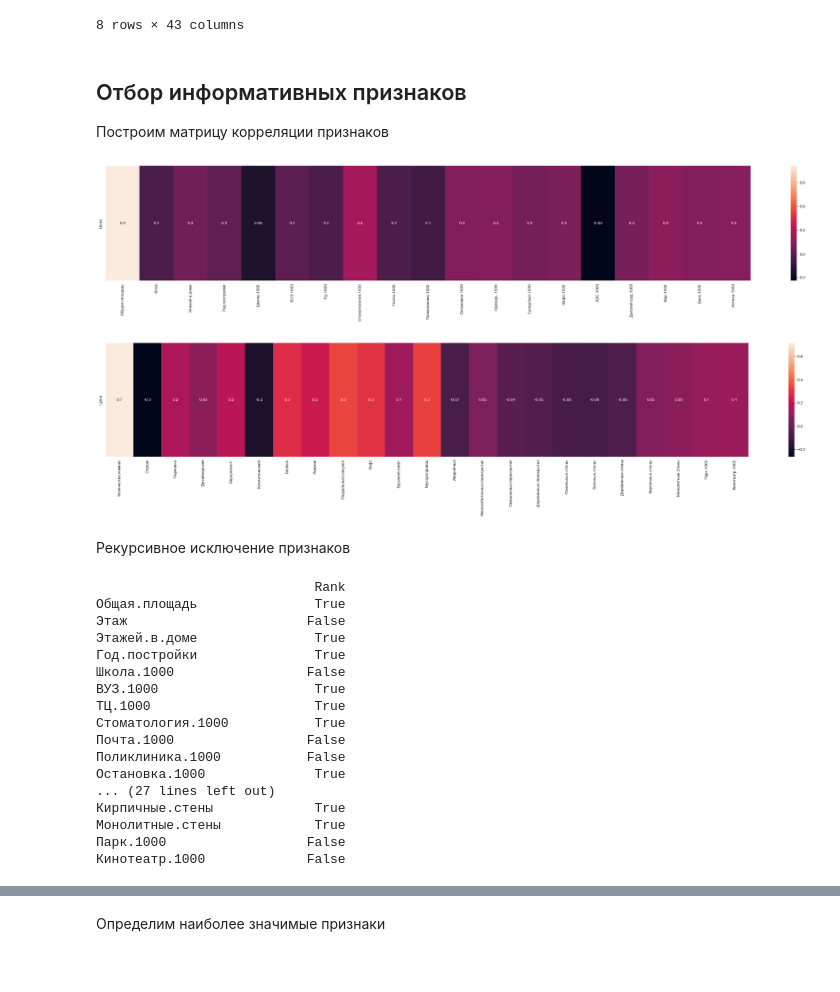
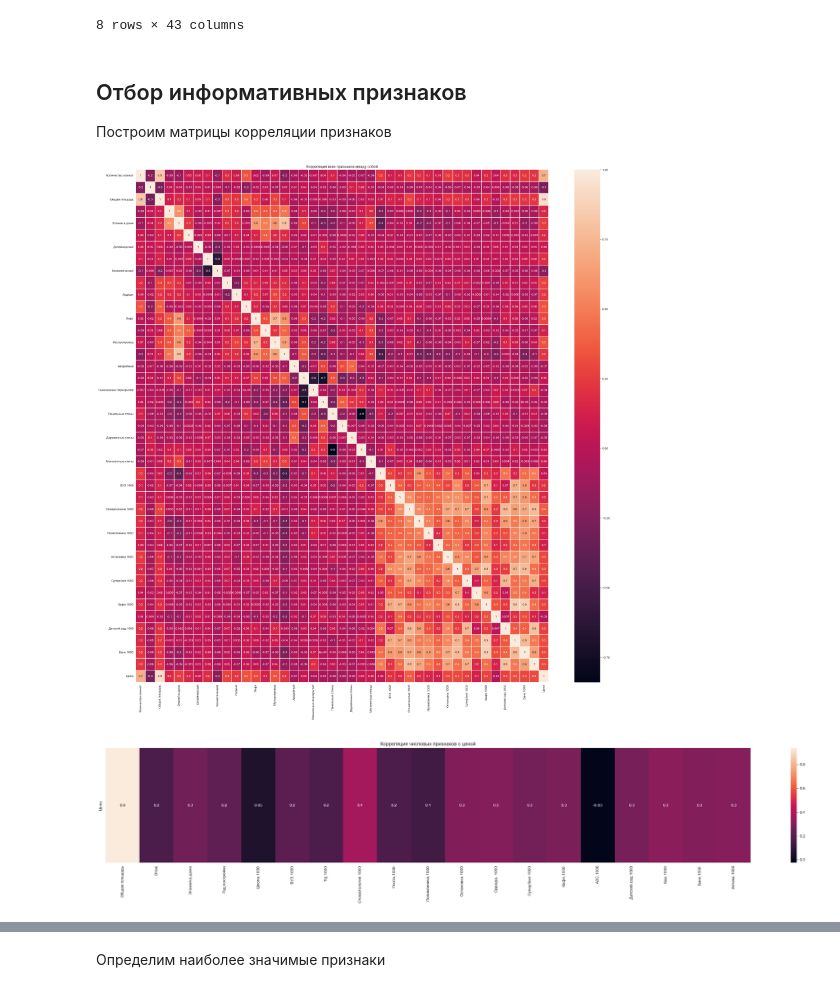
Before and after one commit to fongradnastya/data_analysis3, a Jupyter notebook: notebooks/work3.ipynb, the cells around one changed output, grey strips where cells are left out. Cells and saved outputs as stored; diff of their text form; code cells hidden in the pictures.

```diff
--- a/notebooks/work3.ipynb
+++ b/notebooks/work3.ipynb
@@ -103,30 +103,27 @@ train_data.describe()
 8 rows × 43 columns
 # %% [markdown]
 ## Отбор информативных признаков
-Построим матрицу корреляции признаков
+Построим матрицы корреляции признаков
+# %%
+sb.heatmap(
+    train_data.corr(),
+    annot=True,
+    linewidths=0.2,
+    fmt='.1g',
+)
+fig = plt.gcf()
+fig.set_size_inches(30, 30)
+plt.title("Корреляция всех признаков между собой")
+plt.show()
+# %% [output]
+[figure, added]
 # %%
-corr_price_df = train_data.corr()[['Цена']].transpose()[numeric]
-sb.heatmap(
+def show_correlation(names):
+    corr_price_df = train_data.corr()[['Цена']].transpose()[names]
+    sb.heatmap(
     corr_price_df,
     annot=True,
     fmt='.1g',
-)
-fig = plt.gcf()
-fig.set_size_inches(35, 5)
-plt.show()
+    )
+    fig = plt.gcf()
+    fig.set_size_inches(35, 5)
-# %% [output]
-[figure, removed]
-# %%
-corr_price_df = train_data.corr()[['Цена']].transpose()[categorical]
-sb.heatmap(
-    corr_price_df,
-    annot=True,
-    fmt='.1g',
-)
-fig = plt.gcf()
-fig.set_size_inches(35, 5)
-plt.show()
-# %% [output]
-[figure, removed]
-# %% [markdown]
-Рекурсивное исключение признаков
@@ -142,20 +130,6 @@ rfect_df_bol = pd.DataFrame(
-# %%
-print(rfect_df_bol)
-# %% [output]
-                            Rank
-Общая.площадь               True
-Этаж                       False
-Этажей.в.доме               True
-Год.постройки               True
-Школа.1000                 False
-ВУЗ.1000                    True
-ТЦ.1000                     True
-Стоматология.1000           True
-Почта.1000                 False
-Поликлиника.1000           False
-Остановка.1000              True
-... (27 lines left out)
-Кирпичные.стены             True
-Монолитные.стены            True
-Парк.1000                  False
-Кинотеатр.1000             False
+# %%
+show_correlation(numeric)
+plt.title("Корреляция числовых признаков с ценой")
+plt.show()
+# %% [output]
+[figure, added]
```
Also changed, not shown: parts of 17 cells of this notebook.
